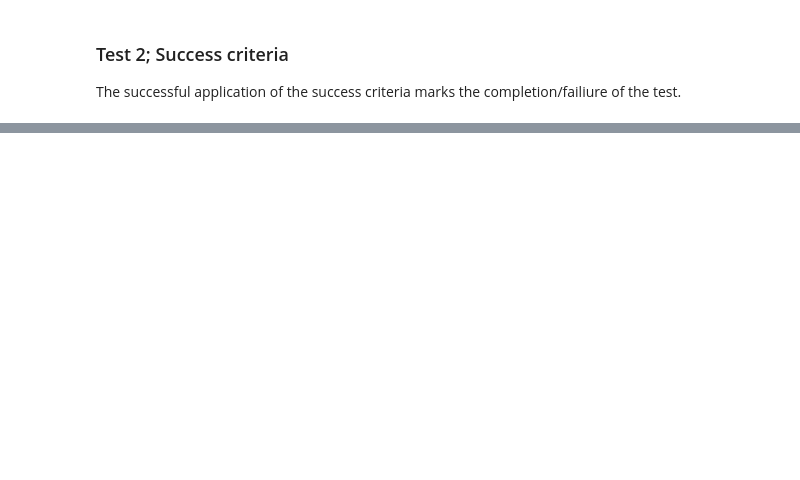
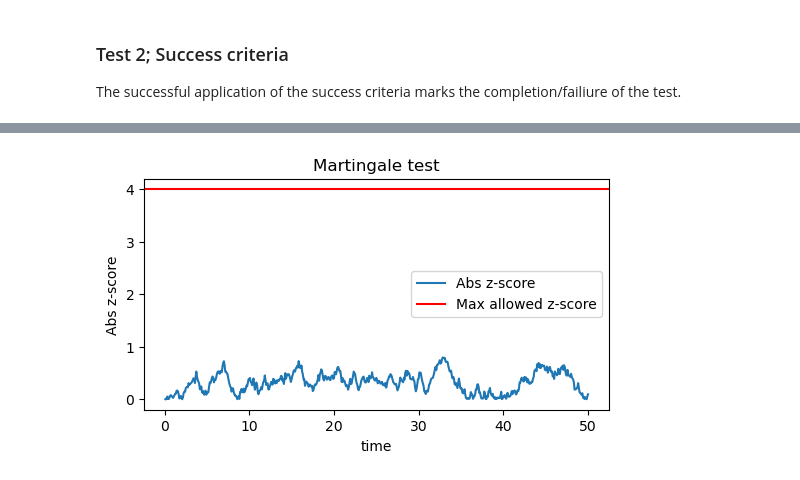
Before and after one commit to open-source-modelling/Light_Economic_Generator, a Jupyter notebook: VALIDATION BLACK SHOLES.ipynb, the cells around one changed output, grey strips where cells are left out. Cells and saved outputs as stored; diff of their text form; code cells hidden in the pictures; blank space fills up the shorter version.

```diff
--- a/VALIDATION BLACK SHOLES.ipynb
+++ b/VALIDATION BLACK SHOLES.ipynb
@@ -69,3 +76,9 @@ statistics_vol_average_diff_in_bps = 1
+# %%
+term_structure_max_diff_in_bps = 0.1
+term_structure_average_diff_in_bps = 0.05
+numerical_precision = 1e-10
+z_score_max = 4
+z_score_average = 2.5
 # %% [markdown]
 The success function that is called at the end of every check is the following (With the threasholds that are defined above).
 # %%
@@ -443,13 +383,13 @@ result2 = SuccessTest(test_statistics_bdp_2.values, statistics_vol_max_diff_in_b
 # %%
 fig, ax1 = plt.subplots(1,1)
-ax1.plot(t, test_statistics_bdp_2, label= "Absolute difference")
-ax1.axhline(y = statistics_vol_max_diff_in_bps, color = 'r', linestyle = '-',label="Max allowed diff")
-
+ax1.plot(t[1:], test_statistics_3, label= "Abs z-score")
+ax1.axhline(y = z_score_max, color = 'r', linestyle = '-',label="Max allowed z-score")
 ax1.set_xlabel("time")
-ax1.set_ylabel("Difference (in bps)")
-ax1.set_title('Absolute difference in volatility')
+ax1.set_ylabel("Abs z-score")
+ax1.set_title('Martingale test')
 ax1.legend()
 fig.set_figwidth(6)
 fig.set_figheight(3)
-
 plt.show()
+# %% [output]
+[figure, added]
```
Also changed, not shown: parts of 121 cells of this notebook, 7 other files.
